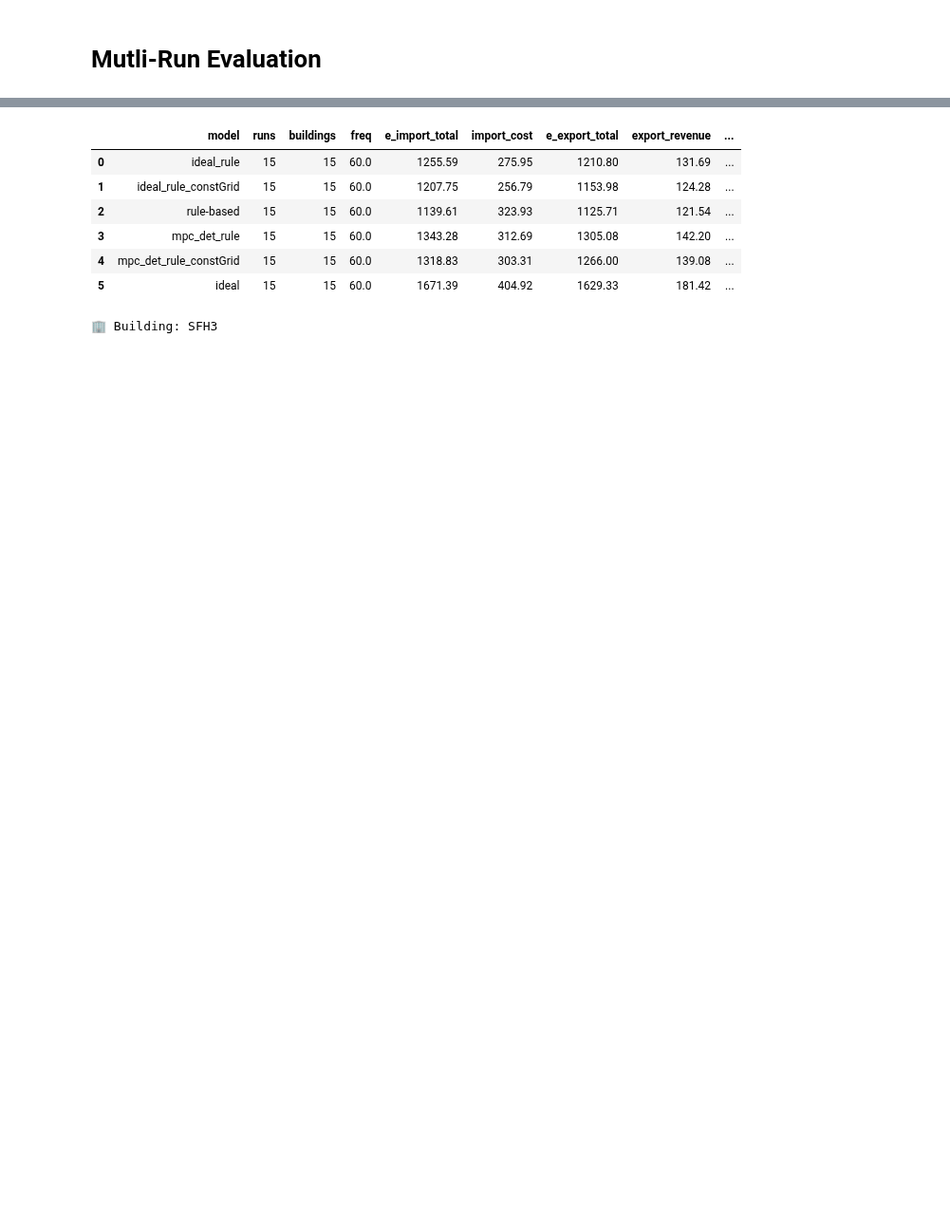
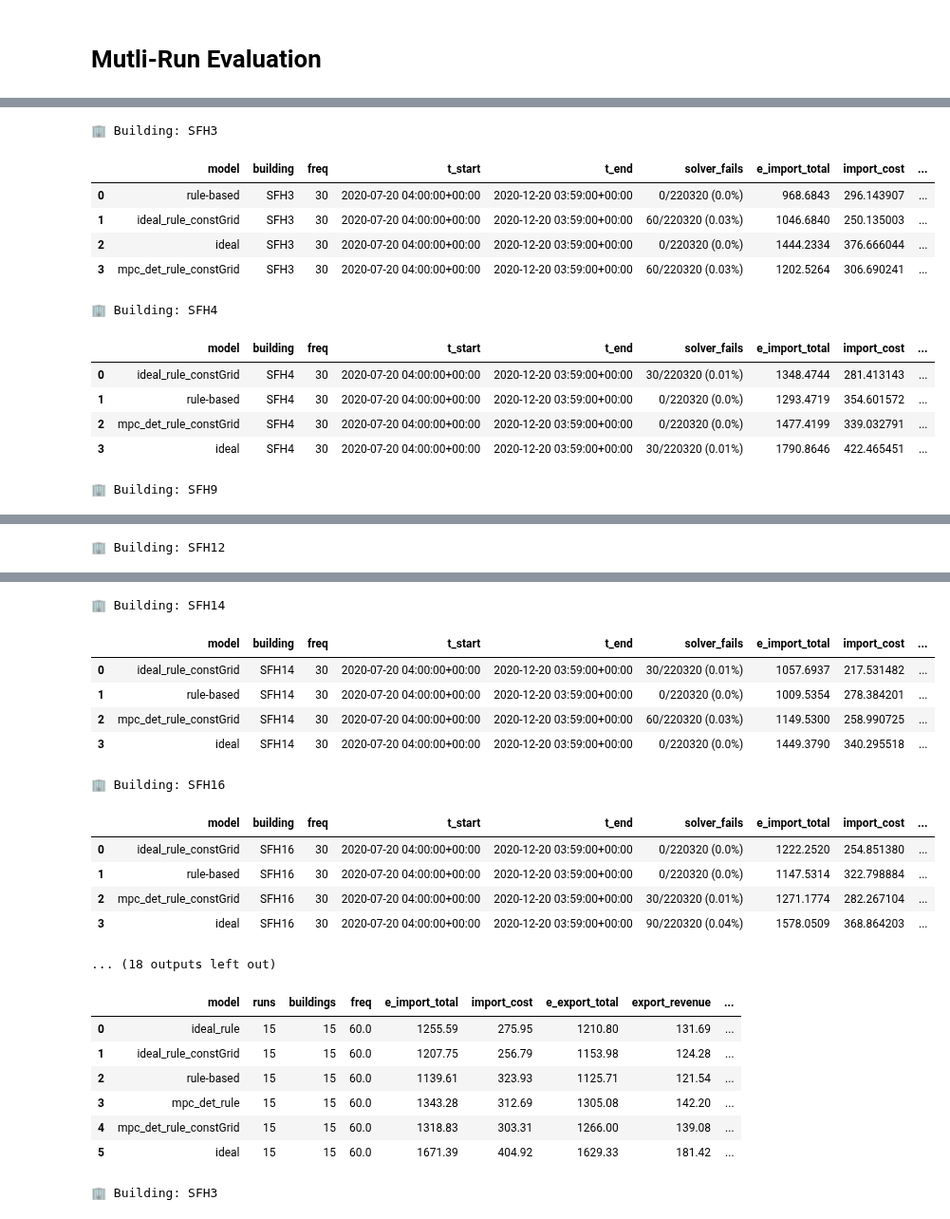
Before and after one commit to JaMoPinter/MPC-vs-RBC, a Jupyter notebook: 03_optimization/evaluation/evaluation.ipynb, the cells around one changed output, grey strips where cells are left out. Shown at 95% size. Cells and saved outputs as stored; diff of their text form; code cells hidden in the pictures; blank space fills up the shorter version.

```diff
--- a/03_optimization/evaluation/evaluation.ipynb
+++ b/03_optimization/evaluation/evaluation.ipynb
@@ -201,0 +208,16 @@ mre.leaderboard_mean()
+# %%
+mre.leaderboard()
+# %% [output]
+🏢 Building: SFH3
+|  | model | building | freq | t_start | t_end | solver_fails | e_import_total | import_cost | ... |
+| 0 | rule-based | SFH3 | 30 | 2020-07-20 04:00:00+00:00 | 2020-12-20 03:59:00+00:00 | 0/220320 (0.0%) | 968.6843 | 296.143907 | ... |
+| 1 | ideal_rule_constGrid | SFH3 | 30 | 2020-07-20 04:00:00+00:00 | 2020-12-20 03:59:00+00:00 | 60/220320 (0.03%) | 1046.6840 | 250.135003 | ... |
+| 2 | ideal | SFH3 | 30 | 2020-07-20 04:00:00+00:00 | 2020-12-20 03:59:00+00:00 | 0/220320 (0.0%) | 1444.2334 | 376.666044 | ... |
+| 3 | mpc_det_rule_constGrid | SFH3 | 30 | 2020-07-20 04:00:00+00:00 | 2020-12-20 03:59:00+00:00 | 60/220320 (0.03%) | 1202.5264 | 306.690241 | ... |
+🏢 Building: SFH4
+|  | model | building | freq | t_start | t_end | solver_fails | e_import_total | import_cost | ... |
+| 0 | ideal_rule_constGrid | SFH4 | 30 | 2020-07-20 04:00:00+00:00 | 2020-12-20 03:59:00+00:00 | 30/220320 (0.01%) | 1348.4744 | 281.413143 | ... |
+| 1 | rule-based | SFH4 | 30 | 2020-07-20 04:00:00+00:00 | 2020-12-20 03:59:00+00:00 | 0/220320 (0.0%) | 1293.4719 | 354.601572 | ... |
+| 2 | mpc_det_rule_constGrid | SFH4 | 30 | 2020-07-20 04:00:00+00:00 | 2020-12-20 03:59:00+00:00 | 0/220320 (0.0%) | 1477.4199 | 339.032791 | ... |
+| 3 | ideal | SFH4 | 30 | 2020-07-20 04:00:00+00:00 | 2020-12-20 03:59:00+00:00 | 30/220320 (0.01%) | 1790.8646 | 422.465451 | ... |
+🏢 Building: SFH9
@@ -201,0 +229 @@ mre.leaderboard_mean()
+🏢 Building: SFH12
@@ -202,3 +235,16 @@ mre.leaderboard_mean()
+🏢 Building: SFH14
+|  | model | building | freq | t_start | t_end | solver_fails | e_import_total | import_cost | ... |
+| 0 | ideal_rule_constGrid | SFH14 | 30 | 2020-07-20 04:00:00+00:00 | 2020-12-20 03:59:00+00:00 | 30/220320 (0.01%) | 1057.6937 | 217.531482 | ... |
+| 1 | rule-based | SFH14 | 30 | 2020-07-20 04:00:00+00:00 | 2020-12-20 03:59:00+00:00 | 0/220320 (0.0%) | 1009.5354 | 278.384201 | ... |
+| 2 | mpc_det_rule_constGrid | SFH14 | 30 | 2020-07-20 04:00:00+00:00 | 2020-12-20 03:59:00+00:00 | 60/220320 (0.03%) | 1149.5300 | 258.990725 | ... |
+| 3 | ideal | SFH14 | 30 | 2020-07-20 04:00:00+00:00 | 2020-12-20 03:59:00+00:00 | 0/220320 (0.0%) | 1449.3790 | 340.295518 | ... |
+🏢 Building: SFH16
+|  | model | building | freq | t_start | t_end | solver_fails | e_import_total | import_cost | ... |
+| 0 | ideal_rule_constGrid | SFH16 | 30 | 2020-07-20 04:00:00+00:00 | 2020-12-20 03:59:00+00:00 | 0/220320 (0.0%) | 1222.2520 | 254.851380 | ... |
+| 1 | rule-based | SFH16 | 30 | 2020-07-20 04:00:00+00:00 | 2020-12-20 03:59:00+00:00 | 0/220320 (0.0%) | 1147.5314 | 322.798884 | ... |
+| 2 | mpc_det_rule_constGrid | SFH16 | 30 | 2020-07-20 04:00:00+00:00 | 2020-12-20 03:59:00+00:00 | 30/220320 (0.01%) | 1271.1774 | 282.267104 | ... |
+| 3 | ideal | SFH16 | 30 | 2020-07-20 04:00:00+00:00 | 2020-12-20 03:59:00+00:00 | 90/220320 (0.04%) | 1578.0509 | 368.864203 | ... |
+... (18 outputs left out)
 # %%
 # Fused experiments with new MPC-RBCCONSTGRID
 #time_of_executions = ["2025-08-28_13-44", "2025-09-11_16-38"]  # f60-gt1-c0
```
Also changed, not shown: parts of 5 cells of this notebook, 8 other files.
